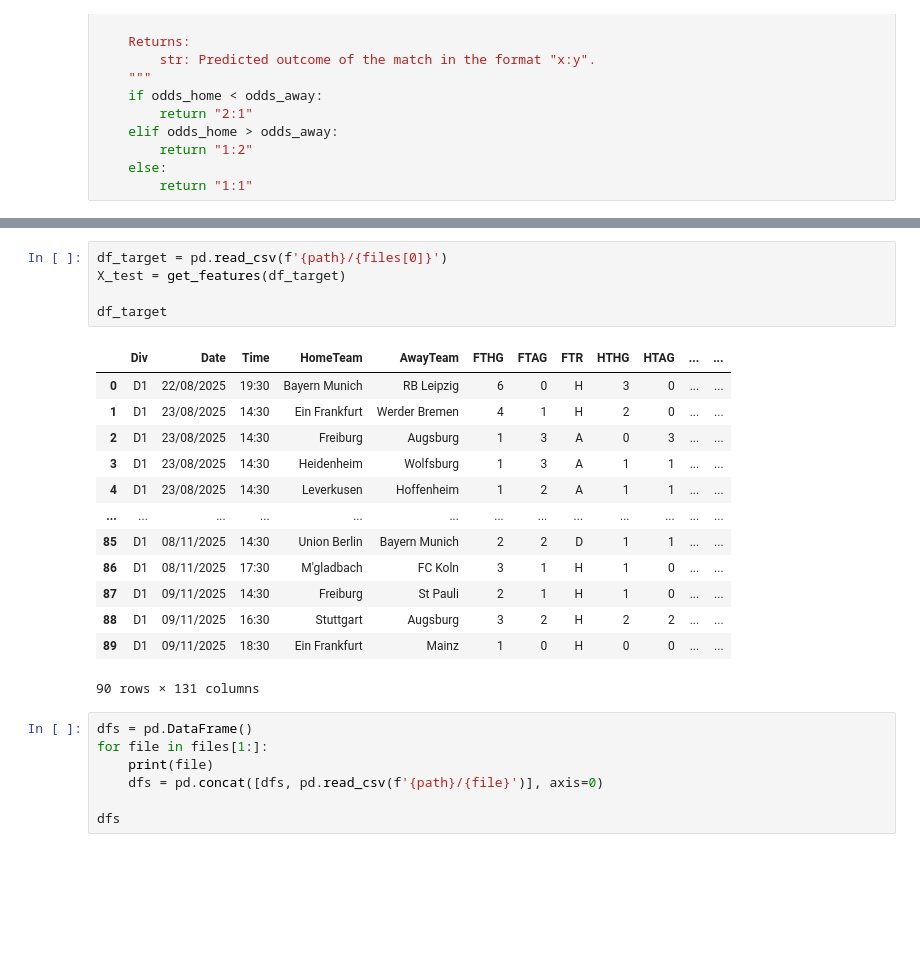
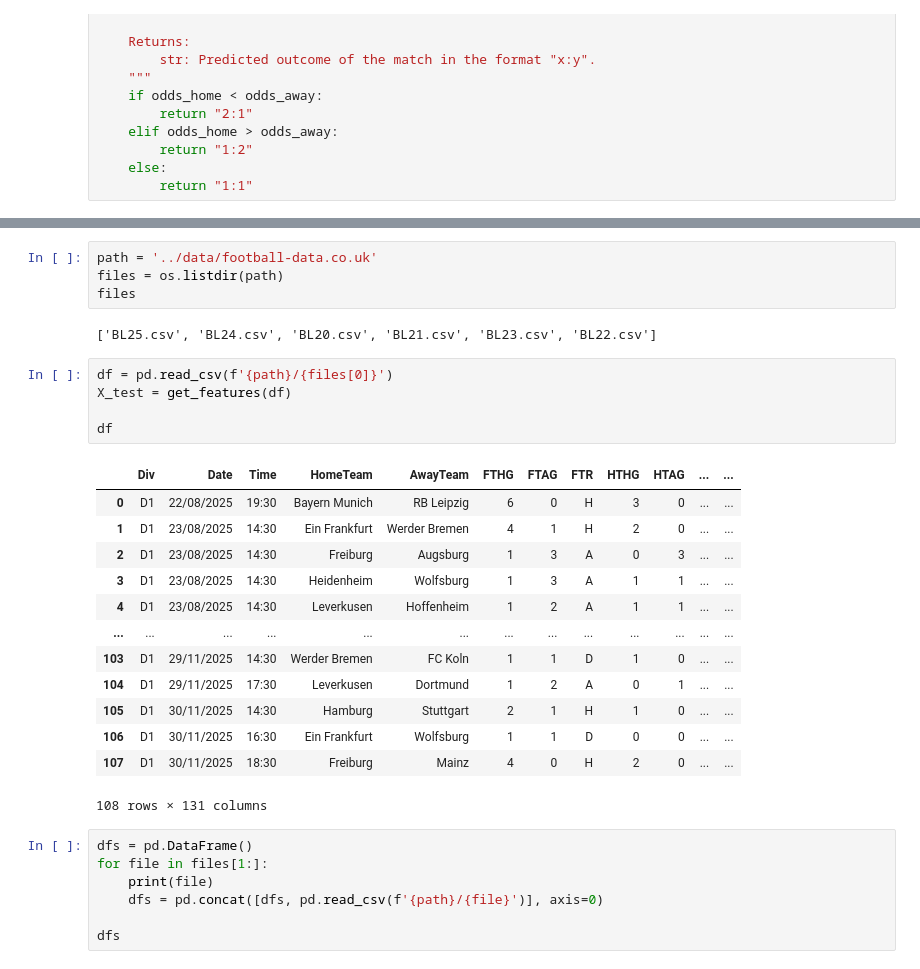
Before and after one commit to bohlke01/KicktippBot, a Jupyter notebook: notebooks/analysis.ipynb, the cells around one changed output, grey strips where cells are left out. Cells and saved outputs as stored; diff of their text form; blank space fills up the shorter version.

Commit message:
test: check pre-commit hook

```diff
--- a/notebooks/analysis.ipynb
+++ b/notebooks/analysis.ipynb
@@ -68,22 +59,28 @@ files
+# %%
+path = '../data/football-data.co.uk'
+files = os.listdir(path)
+files
+# %% [output]
+['BL25.csv', 'BL24.csv', 'BL20.csv', 'BL21.csv', 'BL23.csv', 'BL22.csv']
 # %%
-df_target = pd.read_csv(f'{path}/{files[0]}')
-X_test = get_features(df_target)
+df = pd.read_csv(f'{path}/{files[0]}')
+X_test = get_features(df)
 
-df_target
+df
 # %% [output]
 |  | Div | Date | Time | HomeTeam | AwayTeam | FTHG | FTAG | FTR | HTHG | HTAG | ... | ... |
 | 0 | D1 | 22/08/2025 | 19:30 | Bayern Munich | RB Leipzig | 6 | 0 | H | 3 | 0 | ... | ... |
 | 1 | D1 | 23/08/2025 | 14:30 | Ein Frankfurt | Werder Bremen | 4 | 1 | H | 2 | 0 | ... | ... |
 | 2 | D1 | 23/08/2025 | 14:30 | Freiburg | Augsburg | 1 | 3 | A | 0 | 3 | ... | ... |
 | 3 | D1 | 23/08/2025 | 14:30 | Heidenheim | Wolfsburg | 1 | 3 | A | 1 | 1 | ... | ... |
 | 4 | D1 | 23/08/2025 | 14:30 | Leverkusen | Hoffenheim | 1 | 2 | A | 1 | 1 | ... | ... |
 | ... | ... | ... | ... | ... | ... | ... | ... | ... | ... | ... | ... | ... |
-| 85 | D1 | 08/11/2025 | 14:30 | Union Berlin | Bayern Munich | 2 | 2 | D | 1 | 1 | ... | ... |
-| 86 | D1 | 08/11/2025 | 17:30 | M'gladbach | FC Koln | 3 | 1 | H | 1 | 0 | ... | ... |
-| 87 | D1 | 09/11/2025 | 14:30 | Freiburg | St Pauli | 2 | 1 | H | 1 | 0 | ... | ... |
-| 88 | D1 | 09/11/2025 | 16:30 | Stuttgart | Augsburg | 3 | 2 | H | 2 | 2 | ... | ... |
-| 89 | D1 | 09/11/2025 | 18:30 | Ein Frankfurt | Mainz | 1 | 0 | H | 0 | 0 | ... | ... |
+| 103 | D1 | 29/11/2025 | 14:30 | Werder Bremen | FC Koln | 1 | 1 | D | 1 | 0 | ... | ... |
+| 104 | D1 | 29/11/2025 | 17:30 | Leverkusen | Dortmund | 1 | 2 | A | 0 | 1 | ... | ... |
+| 105 | D1 | 30/11/2025 | 14:30 | Hamburg | Stuttgart | 2 | 1 | H | 1 | 0 | ... | ... |
+| 106 | D1 | 30/11/2025 | 16:30 | Ein Frankfurt | Wolfsburg | 1 | 1 | D | 0 | 0 | ... | ... |
+| 107 | D1 | 30/11/2025 | 18:30 | Freiburg | Mainz | 4 | 0 | H | 2 | 0 | ... | ... |
-90 rows × 131 columns
+108 rows × 131 columns
 # %%
 dfs = pd.DataFrame()
 for file in files[1:]:
```
Also changed, not shown: parts of 19 cells of this notebook, 19 other files.
